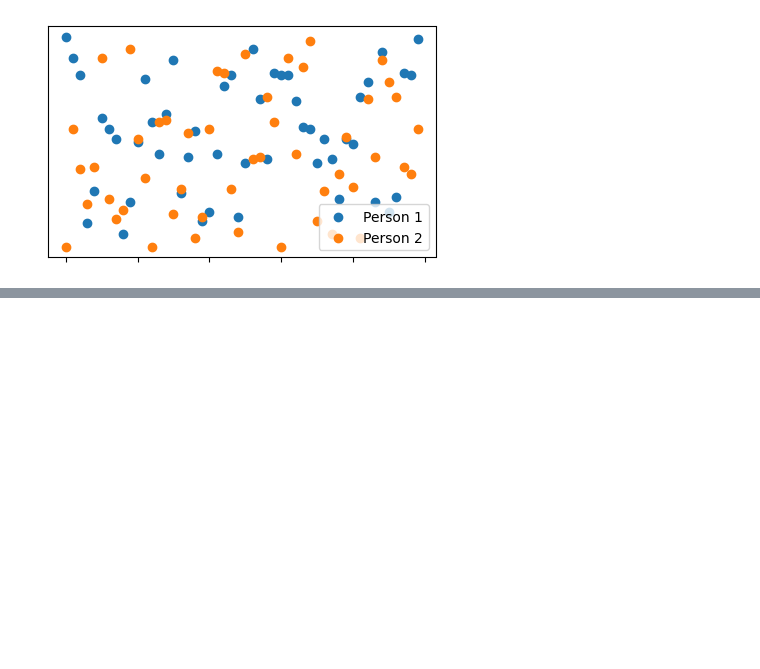
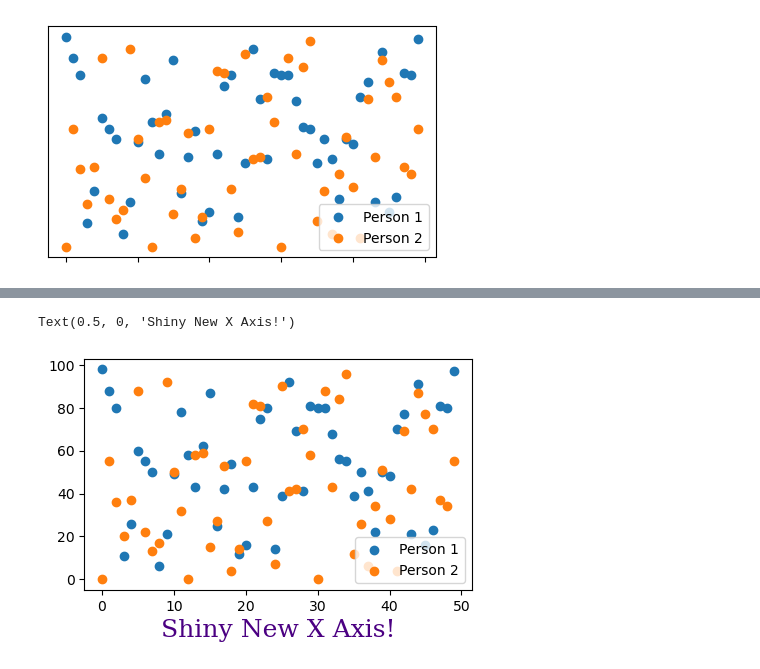
Before and after one commit to eman-nishat/visualization, a Jupyter notebook: 02_activities/assignments/participation/lecture-3-20250429.ipynb, the cells around one changed output, grey strips where cells are left out. Saved outputs shown, nothing was run; the diff lists cells and outputs as text; code cells hidden in the pictures; blank space fills up the shorter version.

```diff
--- a/02_activities/assignments/participation/lecture-3-20250429.ipynb
+++ b/02_activities/assignments/participation/lecture-3-20250429.ipynb
@@ -141,0 +184,16 @@ ax.xaxis.set_major_formatter(plt.NullFormatter()) # for x-axis, still have tick
+# %%
+# activity: modifying axis title fonts
+# modify x-axis title - make it serif font, indigo colour, and call it "Shiny New X Axis!"
+
+# create font
+font = {'family': 'serif', 'color': 'indigo', 'size': 18}
+
+fig, ax = plt.subplots(figsize=(5,3))
+
+ax.scatter(x,y1, label = "Person 1")
+ax.scatter(x,y2, label = "Person 2")
+ax.legend(loc="lower right")
+plt.xlabel("Shiny New X Axis!", fontdict = font) # add x-axis title, assigning fontdict as argument
+# %% [output]
+Text(0.5, 0, 'Shiny New X Axis!')
+[figure, added]
```
Also changed, not shown: parts of 7 cells of this notebook.
